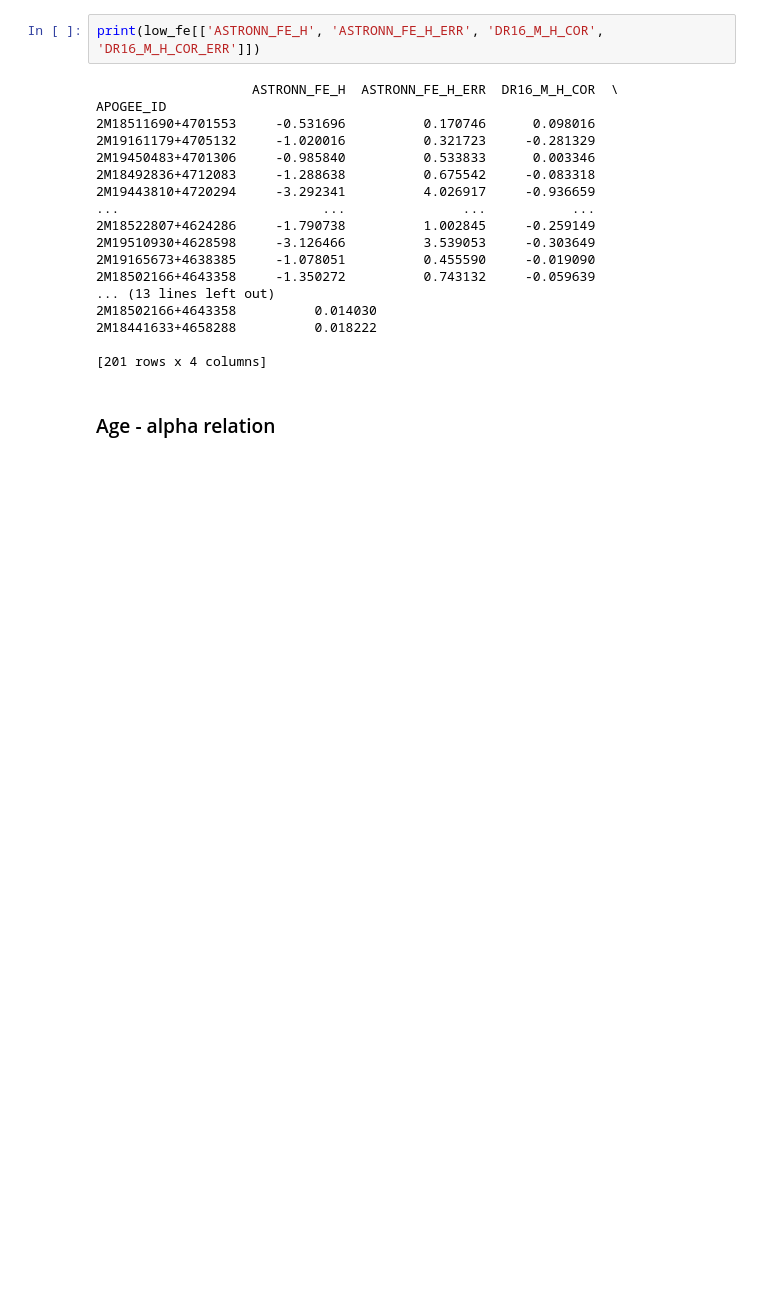
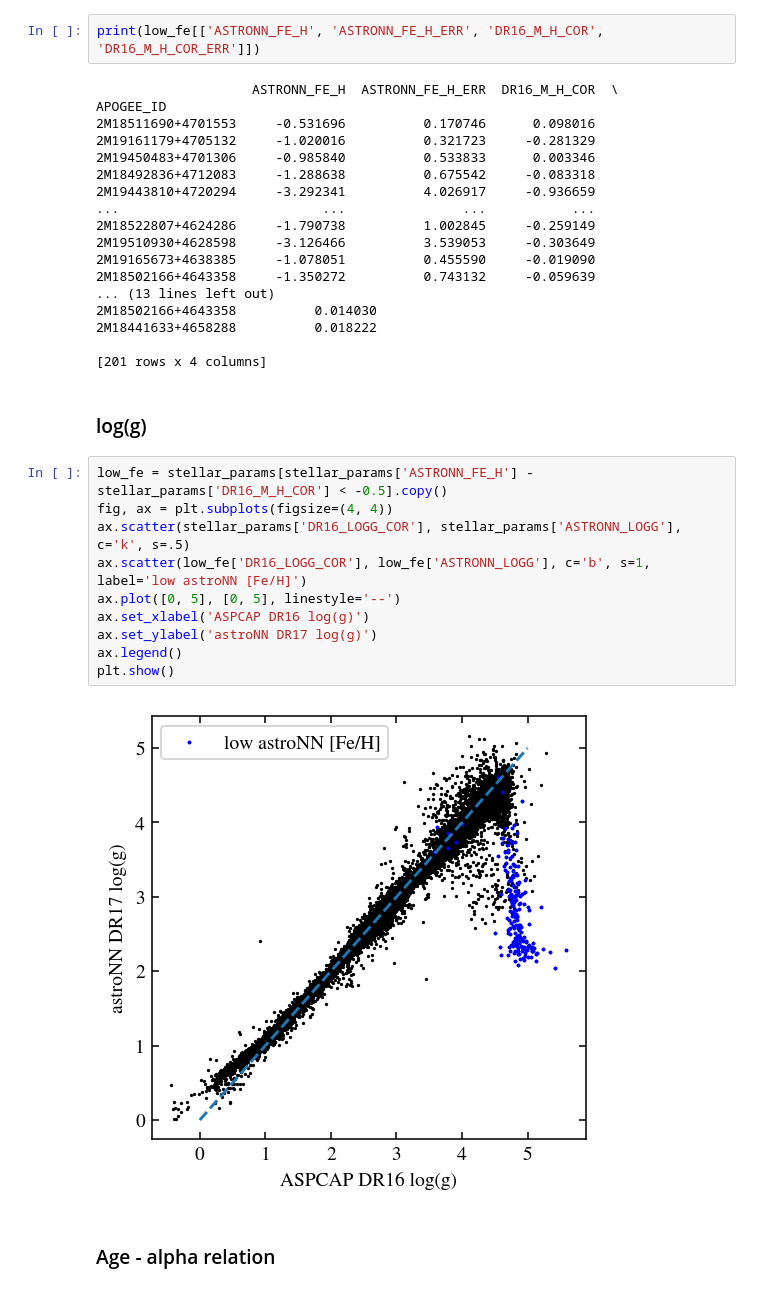
Before and after one commit to lodubay/first-year-project, a Jupyter notebook: compare_datasets.ipynb, the cells around one changed output. Saved outputs shown, nothing was run; the diff lists cells and outputs as text; blank space fills up the shorter version.

```diff
--- a/compare_datasets.ipynb
+++ b/compare_datasets.ipynb
@@ -737,6 +732,20 @@ APOGEE_ID
 2M18441633+4658288          0.018222
 
 [201 rows x 4 columns]
+# %% [markdown]
+### log(g)
+# %%
+low_fe = stellar_params[stellar_params['ASTRONN_FE_H'] - stellar_params['DR16_M_H_COR'] < -0.5].copy()
+fig, ax = plt.subplots(figsize=(4, 4))
+ax.scatter(stellar_params['DR16_LOGG_COR'], stellar_params['ASTRONN_LOGG'], c='k', s=.5)
+ax.scatter(low_fe['DR16_LOGG_COR'], low_fe['ASTRONN_LOGG'], c='b', s=1, label='low astroNN [Fe/H]')
+ax.plot([0, 5], [0, 5], linestyle='--')
+ax.set_xlabel('ASPCAP DR16 log(g)')
+ax.set_ylabel('astroNN DR17 log(g)')
+ax.legend()
+plt.show()
+# %% [output]
+[figure, added]
 # %% [markdown]
 ### Age - alpha relation
 # %%
```
Also changed, not shown: parts of 11 cells of this notebook, 4 other files.
